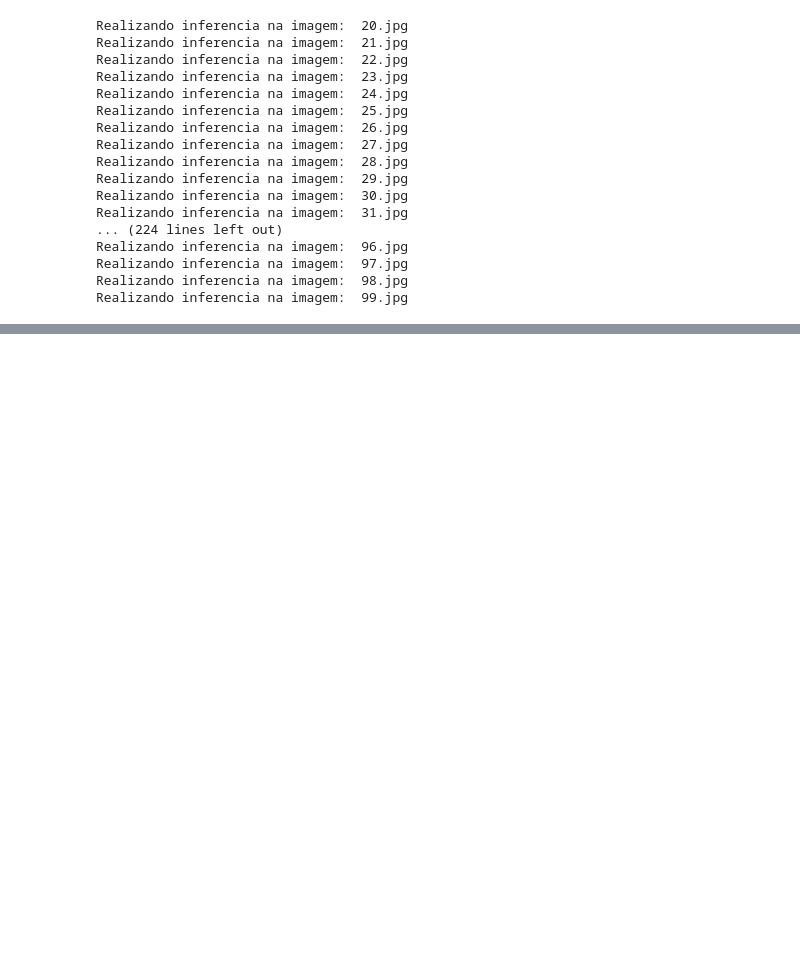
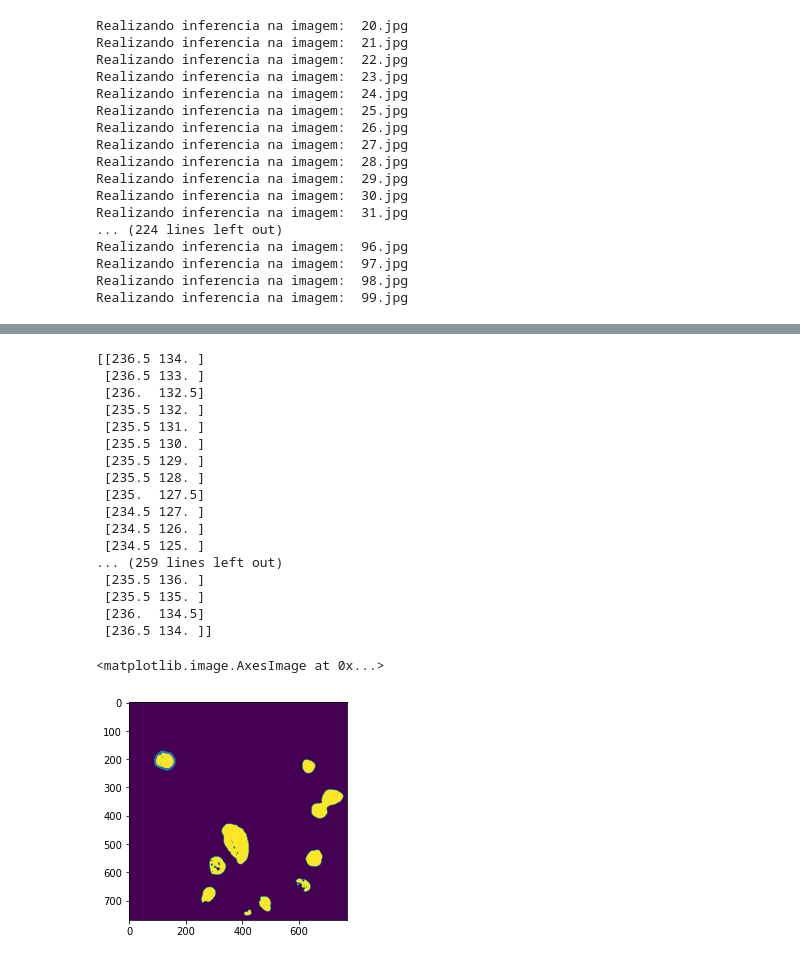
Before and after one commit to juniorrioss/leishmania, a Jupyter notebook: gabarito_inference.ipynb, the cells around one changed output, grey strips where cells are left out. Cells and saved outputs as stored; diff of their text form; code cells hidden in the pictures; blank space fills up the shorter version.

```diff
--- a/gabarito_inference.ipynb
+++ b/gabarito_inference.ipynb
@@ -107,0 +133,19 @@ Realizando inferencia na imagem:  99.jpg
+# %%
+from skimage.measure import find_contours
+
+contours = find_contours(contable_segmentation.cpu().numpy())
+
+bounding_boxes = []
+for contour in contours:
+    contour = contour.astype(int)
+    print(contour)
+    Xmin = np.min(contour[:, 1])
+    Xmax = np.max(contour[:, 1])
+    Ymin = np.min(contour[:, 0])
+    Ymax = np.max(contour[:, 0])
+
+    # FILTRO PASSA ALTA DE BBOX (RETIRAR RUÍDOS COM COMPRIMENTO MENOR DO QUE 20 PX)
+    if Xmax - Xmin > 20 and Ymax - Ymin > 20:
+        bounding_boxes.append(
+            {'Xmin': Xmin, 'Xmax': Xmax, 'Ymin': Ymin, 'Ymax': Ymax})
+    break
@@ -107,0 +170,28 @@ Realizando inferencia na imagem:  99.jpg
+# %%
+fig, ax = plt.subplots()
+
+for contour in contours:
+    print(contour)
+    ax.plot(contour[:, 1], contour[:, 0], linewidth=2)
+    break
+plt.imshow(contable_segmentation.cpu().numpy())
+# %% [output]
+[[236.5 134. ]
+ [236.5 133. ]
+ [236.  132.5]
+ [235.5 132. ]
+ [235.5 131. ]
+ [235.5 130. ]
+ [235.5 129. ]
+ [235.5 128. ]
+ [235.  127.5]
+ [234.5 127. ]
+ [234.5 126. ]
+ [234.5 125. ]
+... (259 lines left out)
+ [235.5 136. ]
+ [235.5 135. ]
+ [236.  134.5]
+ [236.5 134. ]]
+<matplotlib.image.AxesImage at 0x...>
+[figure, added]
```
Also changed, not shown: parts of 11 cells of this notebook, 2 other files.
